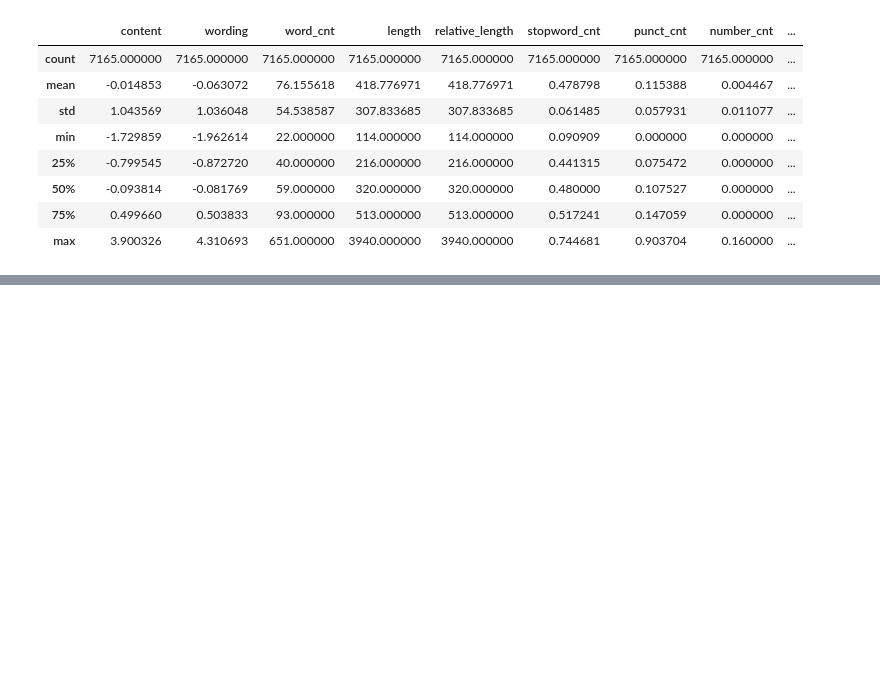
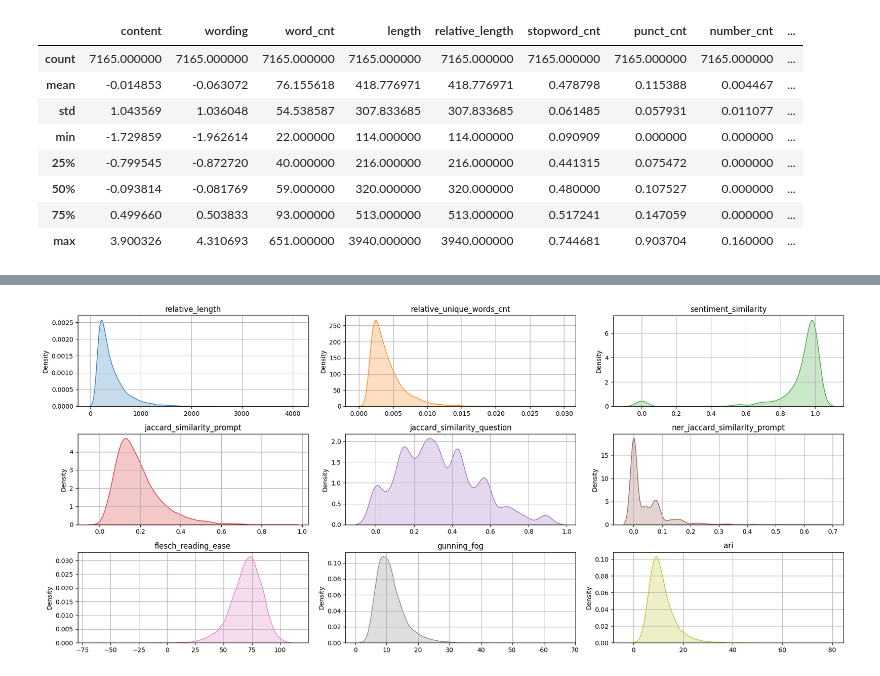
Before and after one commit to Camille9999/Simplon-Certification, a Jupyter notebook: amelioration_projet/feature_engineering.ipynb, the cells around one changed output, grey strips where cells are left out. Cells and saved outputs as stored; diff of their text form; code cells hidden in the pictures; blank space fills up the shorter version.

```diff
--- a/amelioration_projet/feature_engineering.ipynb
+++ b/amelioration_projet/feature_engineering.ipynb
@@ -1055,0 +309,15 @@ print(f"""
+# %%
+fig, axs = plt.subplots(3, 3, figsize=(18,8))
+
+for i, feature in enumerate(FEATURES):
+    row = i // 3
+    col = i % 3
+    sns.kdeplot(df_train_summaries[feature], fill=True, color=f'C{i}', ax=axs[row, col])
+    axs[row, col].set_title(feature)
+    axs[row, col].grid()
+    axs[row, col].set_xlabel('')
+
+plt.tight_layout()
+plt.show()
+# %% [output]
+[figure, added]
```
Also changed, not shown: parts of 100 cells of this notebook.
